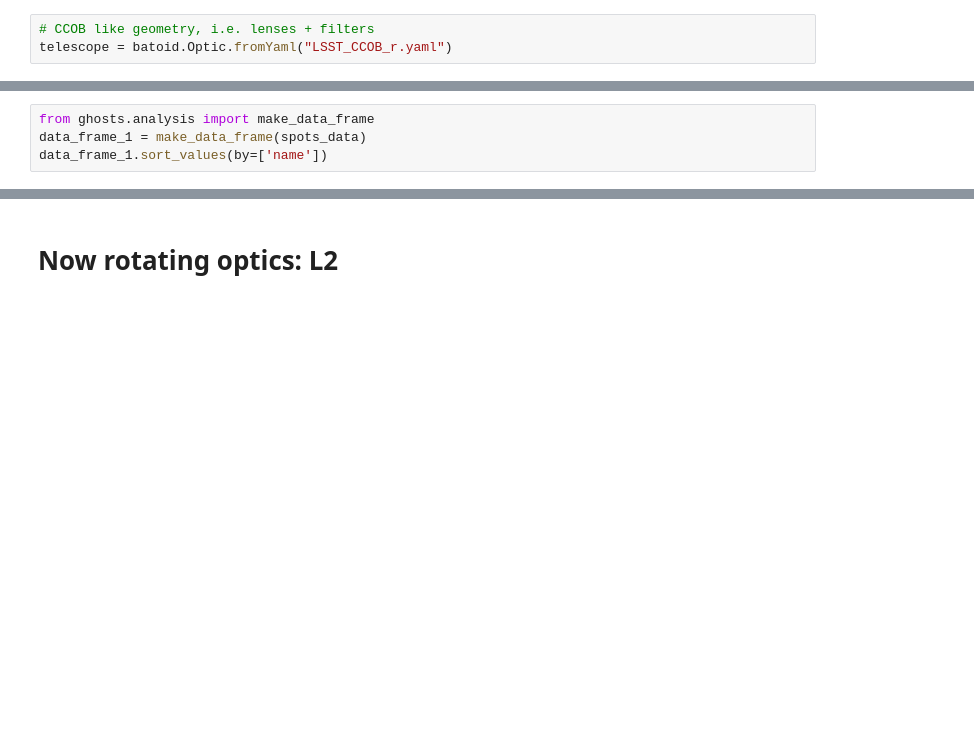
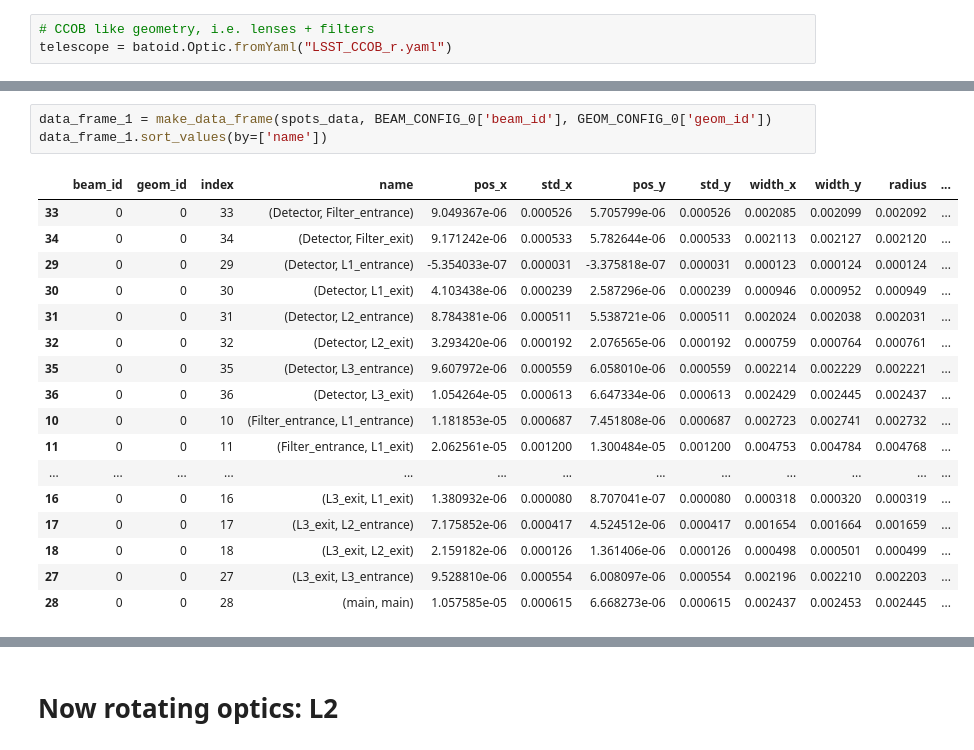
Before and after one commit to lsst-camera-dh/ghosts, a Jupyter notebook: notebooks/LSST_CCOB_ghost_misalignment.ipynb, the cells around one changed output, grey strips where cells are left out. Saved outputs shown, nothing was run; the diff lists cells and outputs as text; blank space fills up the shorter version.

Commit message:
refactor make_data_frame in notebooks

```diff
--- a/notebooks/LSST_CCOB_ghost_misalignment.ipynb
+++ b/notebooks/LSST_CCOB_ghost_misalignment.ipynb
@@ -58,7 +82,24 @@ spots_data = plotter.plot_ghosts_map(rForward)
 # %%
-from ghosts.analysis import make_data_frame
-data_frame_1 = make_data_frame(spots_data)
+data_frame_1 = make_data_frame(spots_data, BEAM_CONFIG_0['beam_id'], GEOM_CONFIG_0['geom_id'])
 data_frame_1.sort_values(by=['name'])
+# %% [output]
+|  | beam_id | geom_id | index | name | pos_x | std_x | pos_y | std_y | width_x | width_y | radius | ... |
+| 33 | 0 | 0 | 33 | (Detector, Filter_entrance) | 9.049367e-06 | 0.000526 | 5.705799e-06 | 0.000526 | 0.002085 | 0.002099 | 0.002092 | ... |
+| 34 | 0 | 0 | 34 | (Detector, Filter_exit) | 9.171242e-06 | 0.000533 | 5.782644e-06 | 0.000533 | 0.002113 | 0.002127 | 0.002120 | ... |
+| 29 | 0 | 0 | 29 | (Detector, L1_entrance) | -5.354033e-07 | 0.000031 | -3.375818e-07 | 0.000031 | 0.000123 | 0.000124 | 0.000124 | ... |
+| 30 | 0 | 0 | 30 | (Detector, L1_exit) | 4.103438e-06 | 0.000239 | 2.587296e-06 | 0.000239 | 0.000946 | 0.000952 | 0.000949 | ... |
+| 31 | 0 | 0 | 31 | (Detector, L2_entrance) | 8.784381e-06 | 0.000511 | 5.538721e-06 | 0.000511 | 0.002024 | 0.002038 | 0.002031 | ... |
+| 32 | 0 | 0 | 32 | (Detector, L2_exit) | 3.293420e-06 | 0.000192 | 2.076565e-06 | 0.000192 | 0.000759 | 0.000764 | 0.000761 | ... |
+| 35 | 0 | 0 | 35 | (Detector, L3_entrance) | 9.607972e-06 | 0.000559 | 6.058010e-06 | 0.000559 | 0.002214 | 0.002229 | 0.002221 | ... |
+| 36 | 0 | 0 | 36 | (Detector, L3_exit) | 1.054264e-05 | 0.000613 | 6.647334e-06 | 0.000613 | 0.002429 | 0.002445 | 0.002437 | ... |
+| 10 | 0 | 0 | 10 | (Filter_entrance, L1_entrance) | 1.181853e-05 | 0.000687 | 7.451808e-06 | 0.000687 | 0.002723 | 0.002741 | 0.002732 | ... |
+| 11 | 0 | 0 | 11 | (Filter_entrance, L1_exit) | 2.062561e-05 | 0.001200 | 1.300484e-05 | 0.001200 | 0.004753 | 0.004784 | 0.004768 | ... |
+| ... | ... | ... | ... | ... | ... | ... | ... | ... | ... | ... | ... | ... |
+| 16 | 0 | 0 | 16 | (L3_exit, L1_exit) | 1.380932e-06 | 0.000080 | 8.707041e-07 | 0.000080 | 0.000318 | 0.000320 | 0.000319 | ... |
+| 17 | 0 | 0 | 17 | (L3_exit, L2_entrance) | 7.175852e-06 | 0.000417 | 4.524512e-06 | 0.000417 | 0.001654 | 0.001664 | 0.001659 | ... |
+| 18 | 0 | 0 | 18 | (L3_exit, L2_exit) | 2.159182e-06 | 0.000126 | 1.361406e-06 | 0.000126 | 0.000498 | 0.000501 | 0.000499 | ... |
+| 27 | 0 | 0 | 27 | (L3_exit, L3_entrance) | 9.528810e-06 | 0.000554 | 6.008097e-06 | 0.000554 | 0.002196 | 0.002210 | 0.002203 | ... |
+| 28 | 0 | 0 | 28 | (main, main) | 1.057585e-05 | 0.000615 | 6.668273e-06 | 0.000615 | 0.002437 | 0.002453 | 0.002445 | ... |
 # %%
 # Looking at overal spots stats
 plotter.plot_spots_stats(data_frame_1)
```
Also changed, not shown: parts of 46 cells of this notebook.
